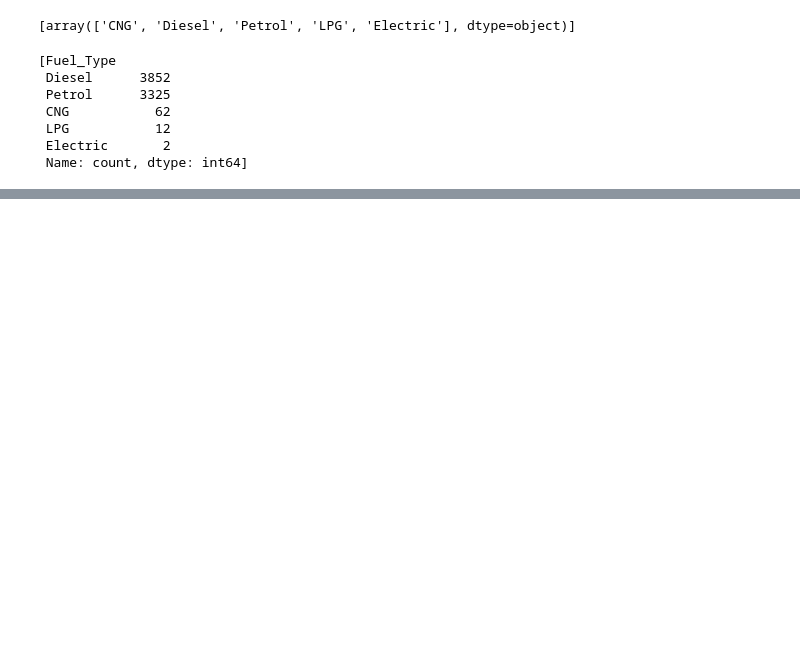
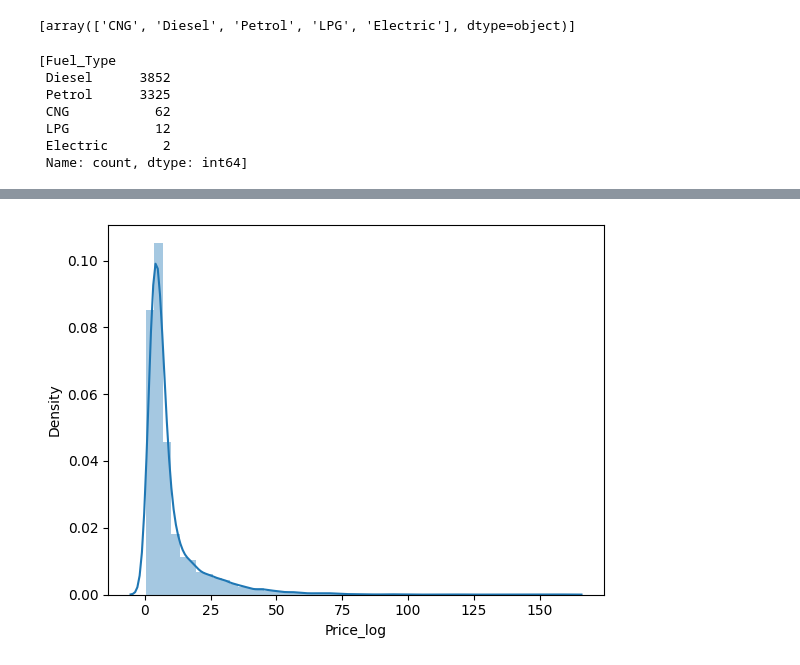
Before and after one commit to TejasRaundal/Machine-Learning-SCOE, a Jupyter notebook: Assignment 1/eda.ipynb, the cells around one changed output, grey strips where cells are left out. Saved outputs shown, nothing was run; the diff lists cells and outputs as text; code cells hidden in the pictures; blank space fills up the shorter version.

```diff
--- a/Assignment 1/eda.ipynb
+++ b/Assignment 1/eda.ipynb
@@ -390,0 +479,5 @@ print(categorical_features)
+# %%
+#Log transformation of the feature 'Price'
+sns.distplot(df["Price"], axlabel="Price_log");
+# %% [output]
+[figure, added]
```
Also changed, not shown: parts of 16 cells of this notebook.
